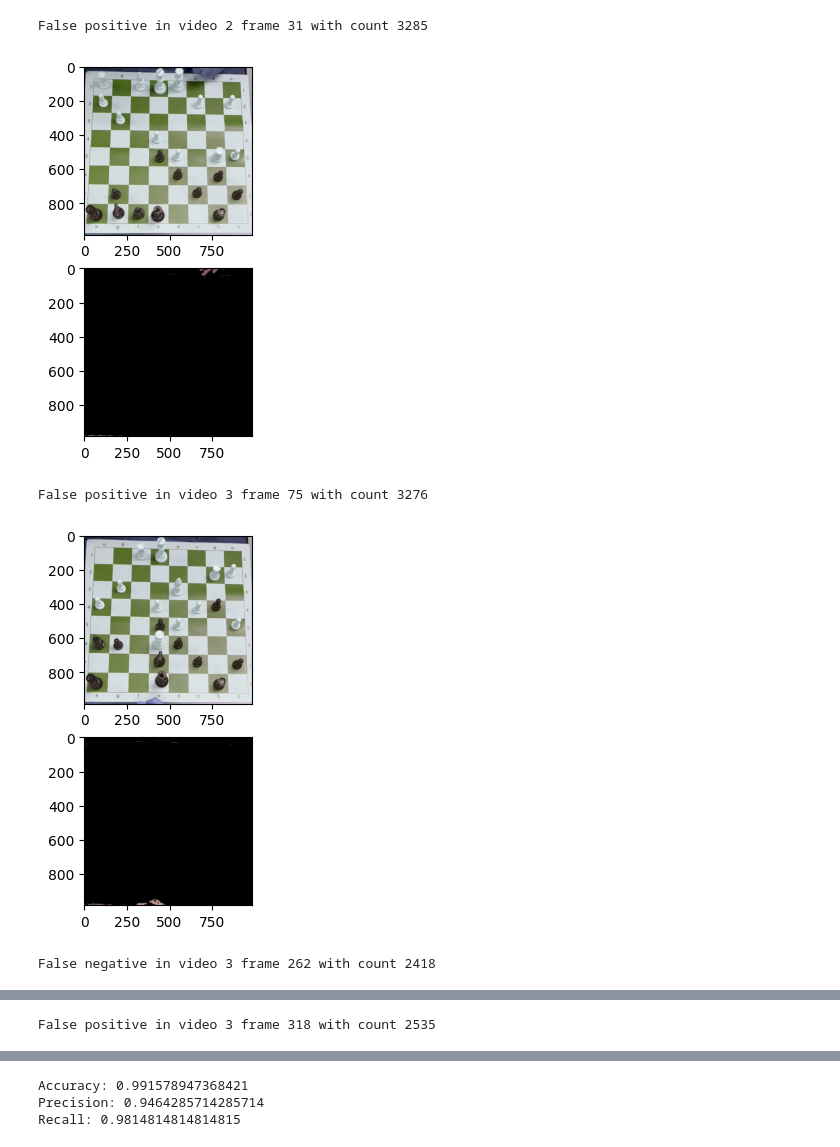
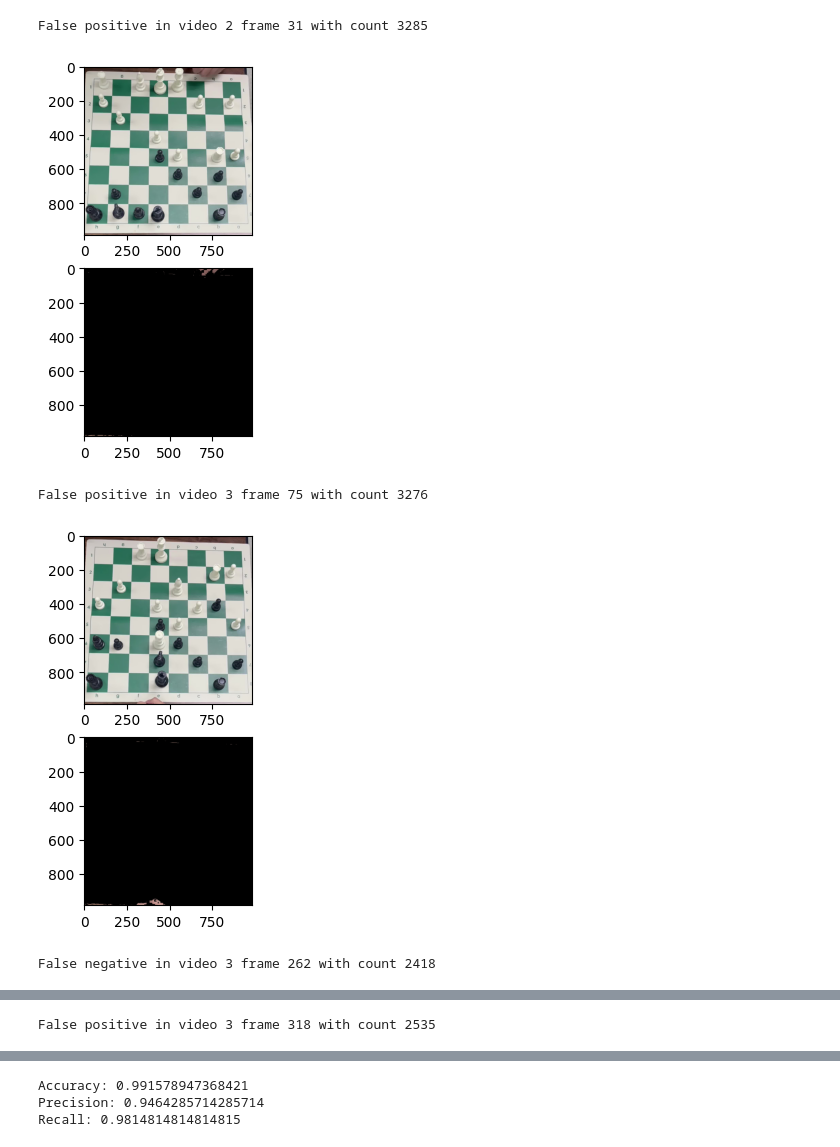
Before and after one commit to ThanatWongsamut/intro-dig-img-2024, a Jupyter notebook: hand_detector.ipynb, the cells around one changed output, grey strips where cells are left out. Saved outputs shown, nothing was run; the diff lists cells and outputs as text; code cells hidden in the pictures.

Commit message:
Fix colour during display BGR->RGB

```diff
--- a/hand_detector.ipynb
+++ b/hand_detector.ipynb
@@ -80,34 +82,35 @@ for dir in os.listdir(directory):
 # %%
 tp, tn, fp, fn = 0, 0, 0, 0
 
 for i, vid in enumerate(images):
     for j, img in enumerate(vid):
         predicted, org, segmented, count = hand_is_in_frame(img)
+        corrected_org = cv2.cvtColor(org, cv2.COLOR_BGR2RGB) # Fix colour during display
         if predicted and label[i][j] == 1:
             tp += 1
         elif predicted and label[i][j] == 0:
             fp += 1
             print(f'False positive in video {i} frame {j} with count {count}')
             f, axarr = plt.subplots(2,1)
-            axarr[0].imshow(org)
+            axarr[0].imshow(corrected_org)
             axarr[1].imshow(segmented)
             plt.show()
         elif not predicted and label[i][j] == 1:
             fn += 1
             print(f'False negative in video {i} frame {j} with count {count}')
             f, axarr = plt.subplots(2,1)
-            axarr[0].imshow(org)
+            axarr[0].imshow(corrected_org)
             axarr[1].imshow(segmented)
             plt.show()
         elif not predicted and label[i][j] == 0:
             tn += 1
 
 print('Accuracy:', (tp + tn) / (tp + tn + fp + fn))
 print('Precision:', tp / (tp + fp))
 print('Recall:', tp / (tp + fn))
 # %% [output]
 False positive in video 2 frame 31 with count 3285
-[figure, old version]
+[figure, new version]
 False positive in video 3 frame 75 with count 3276
-[figure, old version]
+[figure, new version]
 False negative in video 3 frame 262 with count 2418
```
Also changed, not shown: parts of 2 cells of this notebook.
